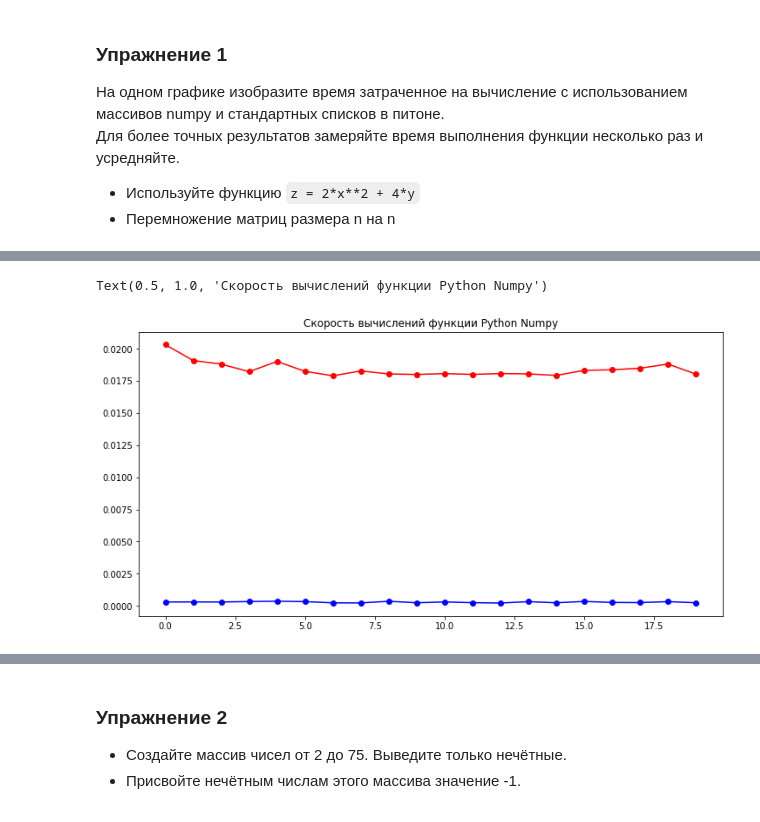
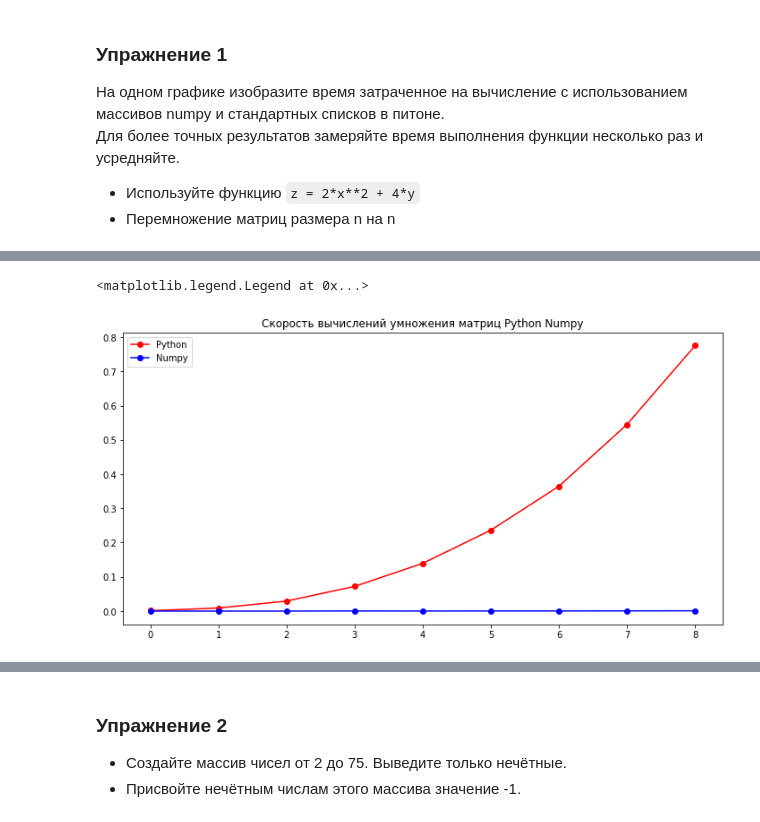
Before and after one commit to fedjkeee/HW_data_analysis, a Jupyter notebook: hw_numpy.ipynb, the cells around one changed output, grey strips where cells are left out. Cells and saved outputs as stored; diff of their text form; code cells hidden in the pictures.

```diff
--- a/hw_numpy.ipynb
+++ b/hw_numpy.ipynb
@@ -16,28 +16,28 @@ import matplotlib.pyplot as plt
 # %%
 size_of_vec = 30000
 
-def python():
+def python(n):
     start = time.time()
-    X = range(size_of_vec)
-    Y = range(size_of_vec)
+    X = range(n)
+    Y = range(n)
     Z = [2*X[i]**2 + 4*Y[i] for i in range(len(X))]
     return time.time() - start
 
-def numpy():
+def numpy(n):
     start = time.time()
-    X = np.arange(size_of_vec)
-    Y = np.arange(size_of_vec)
+    X = np.arange(n)
+    Y = np.arange(n)
     Z = 2*X**2 + 4*Y
     return time.time() - start
 # %%
 python_time_av = []
 numpy_time_av= []
 
-for i in range(0,20):
+for i in range(1000,30000,1000):
     python_time = []
     numpy_time= []
-    for n in range(0,20):
-        python_time.append(python())
-        numpy_time.append(numpy())
-    python_time_av.append(sum(python_time) / len(python_time))
-    numpy_time_av.append(sum(numpy_time) / len(numpy_time))
+    for n in range(0,5):
+        python_time.append(python(i))
+        numpy_time.append(numpy(i))
+    python_time_av.append(sum(python_time) / 5)
+    numpy_time_av.append(sum(numpy_time) / 5)
@@ -44,8 +75,23 @@ for i in range(0,20):
+# %%
+python_time_av = []
+numpy_time_av= []
+
+for i in range(10,100,10):
+    python_time = []
+    numpy_time= []
+    A = np.random.randint(1,10,size=(i,i))
+    B = np.random.randint(1,10,size=(i,i))
+    for n in range(0,5):
+        python_time.append(python_matrixmult(A,B))
+        numpy_time.append(numpy_matrixmult(A,B))
+    python_time_av.append(sum(python_time) / 5)
+    numpy_time_av.append(sum(numpy_time) / 5)
 # %%
 plt.figure(figsize=(12, 6))
 plt.plot(np.arange(0,len(python_time_av)), python_time_av, 'go-',color='red', label="Python")
 plt.plot(np.arange(0,len(numpy_time_av)), numpy_time_av, 'go-',color='blue',label ="Numpy")
-plt.title("Скорость вычислений функции Python Numpy")
+plt.title("Скорость вычислений умножения матриц Python Numpy")
+plt.legend(loc='best')
 # %% [output]
-Text(0.5, 1.0, 'Скорость вычислений функции Python Numpy')
+<matplotlib.legend.Legend at 0x...>
-[figure, old version]
+[figure, new version]
```
Also changed, not shown: parts of 21 cells of this notebook.
